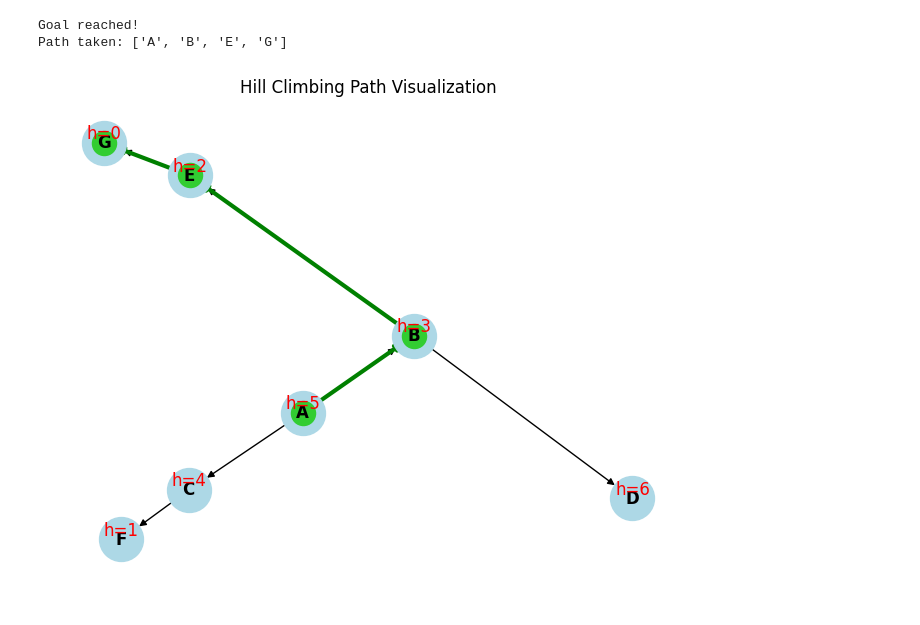
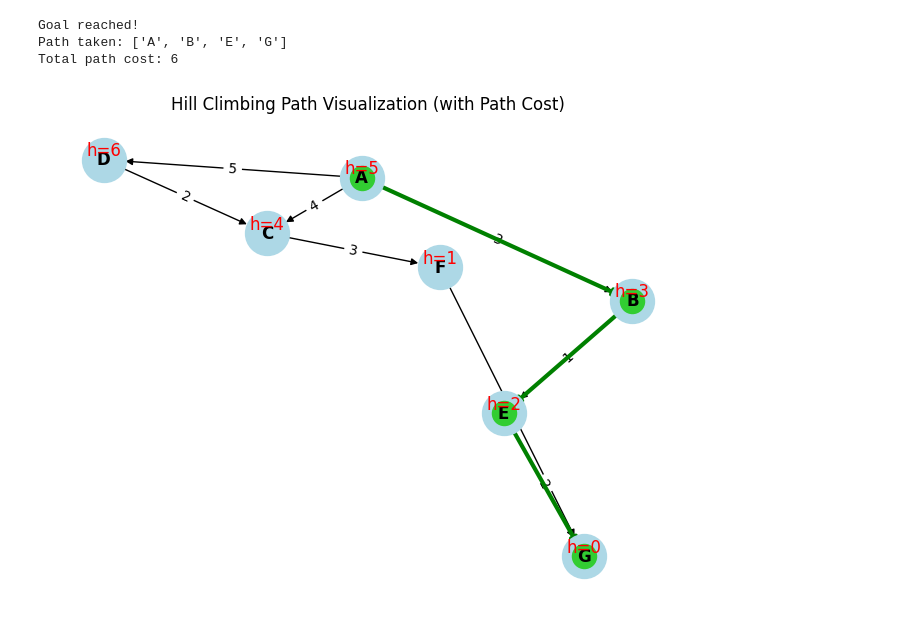
Before and after one commit to CSVaishakh/AI-DataScience-Lab, a Jupyter notebook: Exp11/Exp11.ipynb, the cells around one changed output. Saved outputs shown, nothing was run; the diff lists cells and outputs as text; code cells hidden in the pictures.

```diff
--- a/Exp11/Exp11.ipynb
+++ b/Exp11/Exp11.ipynb
@@ -24,20 +47,39 @@ while current != goal:
     current = nxt
     path.append(current)
 # %%
-G = nx.from_pandas_edgelist(edges, "from", "to", create_using=nx.DiGraph())
-pos = nx.spring_layout(G)
+# Build the graph
+G = nx.from_pandas_edgelist(
+    edges, "from", "to", edge_attr=True, create_using=nx.DiGraph()
+)
 
+# Define positions for nodes
+pos = nx.spring_layout(G, seed=42)
+
+# Draw base graph
 nx.draw(G, pos, with_labels=True, node_color="lightblue", node_size=1000, font_weight="bold")
+nx.draw_networkx_edge_labels(
+    G,
+    pos,
+    edge_labels={(u, v): f"{d.get('cost', 1)}" for u, v, d in G.edges(data=True)},
+)
+
+
+# Draw heuristic values
 nx.draw_networkx_labels(G, pos, labels={n: f"h={heuristic[n]}" for n in G}, font_color="red", verticalalignment="bottom")
+
+# Highlight path
 nx.draw_networkx_edges(G, pos, edgelist=list(zip(path, path[1:])), edge_color="green", width=3)
 nx.draw_networkx_nodes(G, pos, nodelist=path, node_color="limegreen")
 
+# Results
 print("Goal reached!" if path[-1] == goal else "Failed to reach the goal.")
 print("Path taken:", path)
+print("Total path cost:", path_cost)
 
-plt.title("Hill Climbing Path Visualization")
+plt.title("Hill Climbing Path Visualization (with Path Cost)")
 plt.show()
 # %% [output]
 Goal reached!
 Path taken: ['A', 'B', 'E', 'G']
+Total path cost: 6
-[figure, old version]
+[figure, new version]
```
Also changed, not shown: parts of 1 cell of this notebook, 3 other files.
